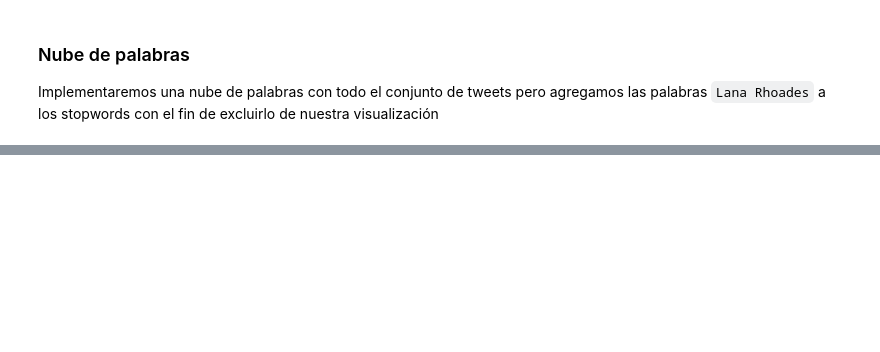
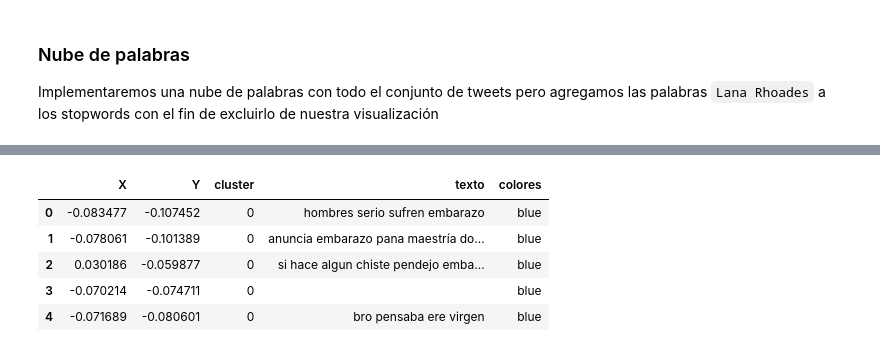
Before and after one commit to svargasg/KL-NLP, a Jupyter notebook: proyecto/proyecto.ipynb, the cells around one changed output, grey strips where cells are left out. Saved outputs shown, nothing was run; the diff lists cells and outputs as text; code cells hidden in the pictures; blank space fills up the shorter version.

```diff
--- a/proyecto/proyecto.ipynb
+++ b/proyecto/proyecto.ipynb
@@ -247,0 +366,29 @@ plt.show()
+# %%
+from sklearn.decomposition import PCA
+import plotly.graph_objs as go
+from plotly.offline import iplot
+
+pca = PCA(n_components=2)
+
+result = pca.fit_transform(tfidf_matrix)
+result = pd.DataFrame(result)
+result.columns = ['X', 'Y']
+result['cluster'] = data.cluster.values
+result['texto'] = data.pp.apply(lambda val: val[:140])
+# %%
+colorsIdx = {0: 'blue',
+             1: 'yellow',
+             2: 'green',
+             3: 'black'
+            }
+
+result['colores'] = result['cluster'].map(colorsIdx)
+
+result.head()
+# %% [output]
+|  | X | Y | cluster | texto | colores |
+| 0 | -0.083477 | -0.107452 | 0 | hombres serio sufren embarazo | blue |
+| 1 | -0.078061 | -0.101389 | 0 | anuncia embarazo pana maestría do... | blue |
+| 2 | 0.030186 | -0.059877 | 0 | si hace algun chiste pendejo emba... | blue |
+| 3 | -0.070214 | -0.074711 | 0 |  | blue |
+| 4 | -0.071689 | -0.080601 | 0 | bro pensaba ere virgen | blue |
```
Also changed, not shown: parts of 24 cells of this notebook, 1 other file.
